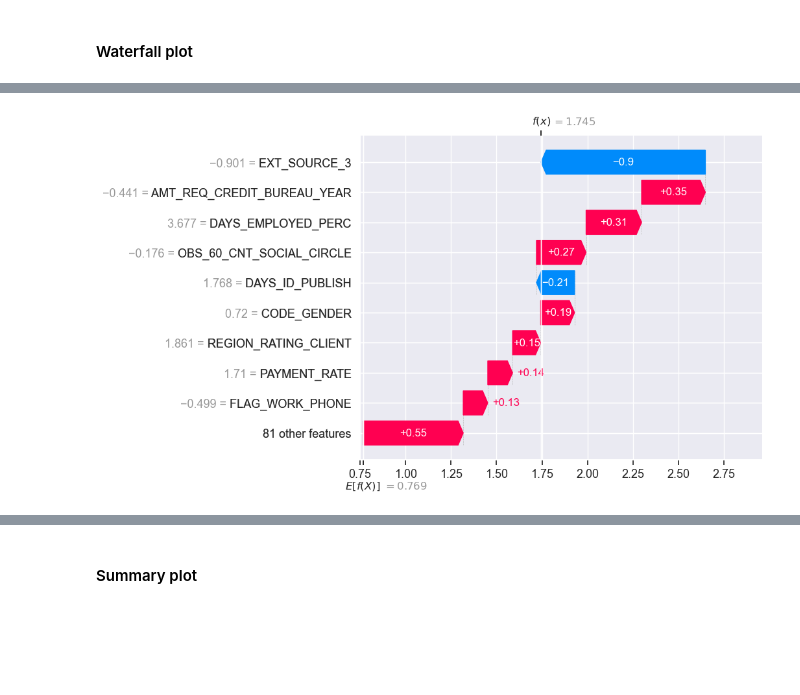
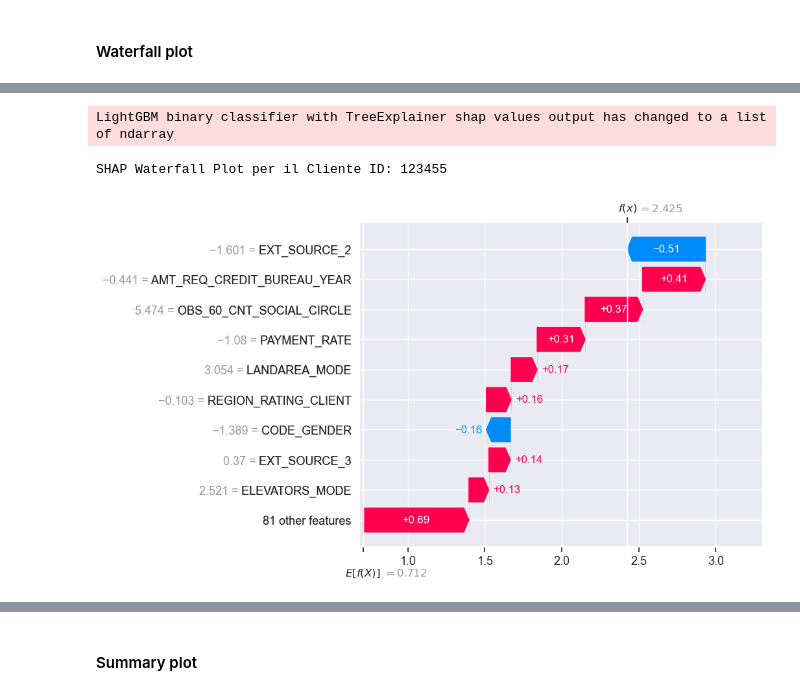
Before and after one commit to SilviaFranze/Project7, a Jupyter notebook: Proj7.ipynb, the cells around one changed output, grey strips where cells are left out. Saved outputs shown, nothing was run; the diff lists cells and outputs as text; code cells hidden in the pictures; blank space fills up the shorter version.

```diff
--- a/Proj7.ipynb
+++ b/Proj7.ipynb
@@ -1484,23 +1519,32 @@ X_test_scaled.shape
 # %%
 import shap
 
-# ID del cliente per cui vuoi generare il plot
-client_id = 101154
+def generate_waterfall_plot(client_id, data, explainer):
+    """
+    Genera un waterfall plot per un ID cliente specifico.
 
-# Seleziona i dati per il cliente specifico
-example_instance = X_test_scld_cols[X_test_scld_cols['SK_ID_CURR'] == client_id].drop('SK_ID_CURR', axis=1)
+    Parametri:
+    - client_id: ID del cliente di interesse
+    - data: DataFrame contenente i dati dei clienti (deve avere una colonna 'SK_ID_CURR')
+    - explainer: Oggetto SHAP Explainer già addestrato
 
-# Calcola i valori SHAP per l'istanza specifica
-shap_values = explainer.shap_values(example_instance)
+    Restituisce:
+    - Un waterfall plot per l'ID cliente specificato
+    """
+    # Seleziona i dati per il cliente specifico
+    example_instance = data[data['SK_ID_CURR'] == client_id].drop('SK_ID_CURR', axis=1)
 
-# Calcola il valore base del modello
-expected_value = explainer.expected_value[0]  # Stiamo lavorando con la classe negativa
+    # Calcola i valori SHAP per l'istanza specifica
+    shap_values = explainer.shap_values(example_instance)
 
-# Visualizza l'ID del Cliente
-print("SHAP Waterfall Plot per il Cliente ID:", client_id)
+    # Calcola il valore base del modello
+    expected_value = explainer.expected_value[0]  # Stiamo lavorando con la classe negativa
 
-# Crea e mostra il Waterfall Plot
-shap.plots.waterfall(shap.Explanation(values=shap_values[0][0],
-                                      base_values=expected_value,
-                                      data=example_instance.values[0],
-                                      feature_names=example_instance.columns.tolist()))
+    # Visualizza l'ID del Cliente
+    print("SHAP Waterfall Plot per il Cliente ID:", client_id)
+
+    # Crea e mostra il Waterfall Plot
+    shap.plots.waterfall(shap.Explanation(values=shap_values[0][0],
+                                          base_values=expected_value,
+                                          data=example_instance.values[0],
+                                          feature_names=example_instance.columns.tolist()))
@@ -1511,22 +1551,7 @@ LightGBM binary classifier with TreeExplainer shap values output has changed to
-# %%
-import shap
-
-# Supponiamo che 'explainer' sia il tuo oggetto SHAP Explainer già creato
-# e 'example_instance' sia la tua istanza specifica per cui vuoi generare il plot
-
-shap_values = explainer.shap_values(input_data_scaled)
-
-#shap values already computed, in previous cellules
-# Calcola il valore base del modello
-expected_value = explainer.expected_value[0]   # per ottenere la classe negativa, quindi i bravi clienti
-
-# Ottieni i nomi delle feature
-feature_names = input_data_scaled.columns.tolist()
-
-# Crea il Waterfall Plot per la classe negativa
-shap.plots.waterfall(shap.Explanation(values=shap_values[0][0],
-                                      base_values=expected_value,
-                                      data=input_data_scaled.values[0],
-                                      feature_names=feature_names))
-# %% [output]
-[figure, removed]
+# %%
+# Esempio di utilizzo:
+generate_waterfall_plot(123455, input_data_scaled_fake, explainer)
+# %% [output]
+LightGBM binary classifier with TreeExplainer shap values output has changed to a list of ndarray
+SHAP Waterfall Plot per il Cliente ID: 123455
+[figure, added]
```
Also changed, not shown: parts of 35 cells of this notebook, 1 other file.
